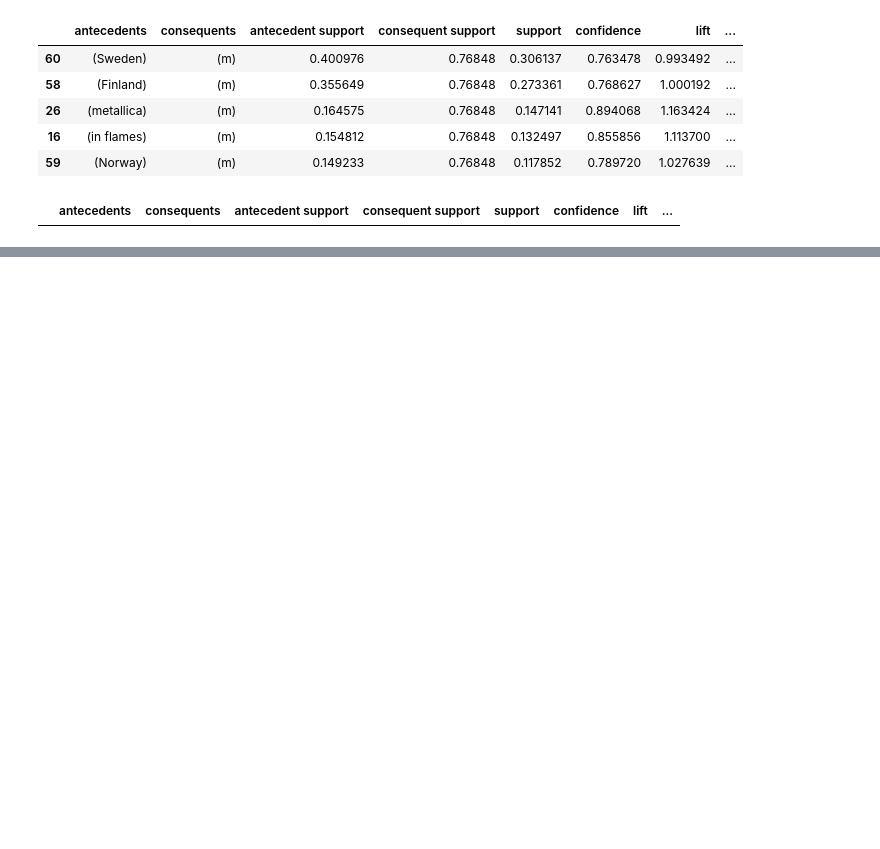
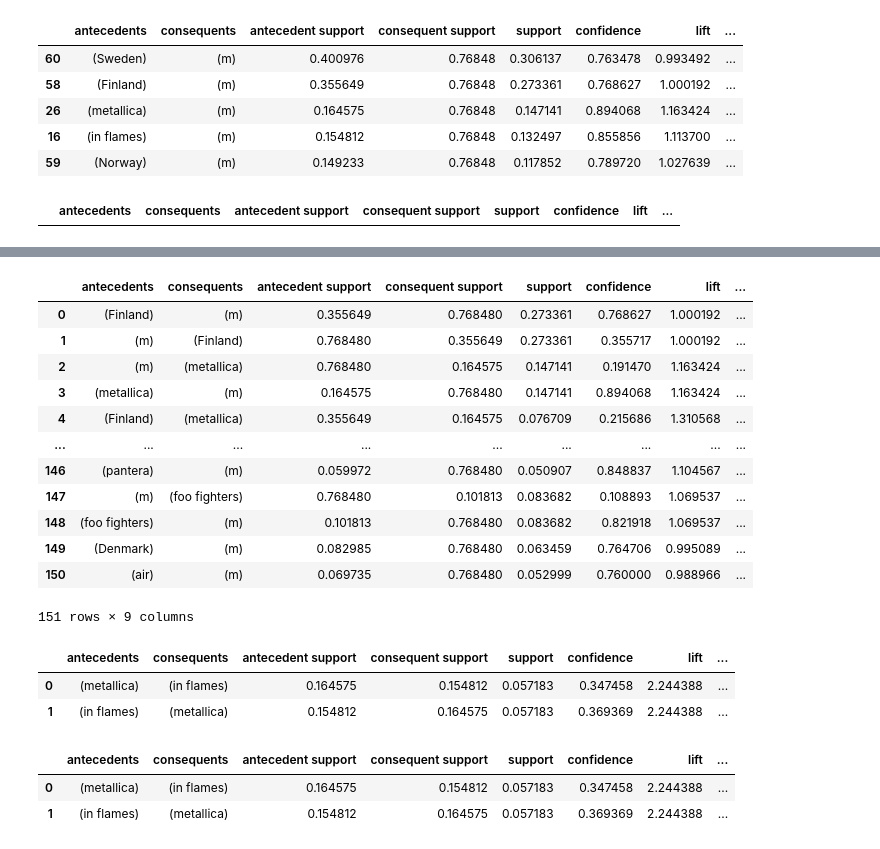
Before and after one commit to Donutellko/IAD, a Jupyter notebook: HW_2/LastFM-mining.ipynb, the cells around one changed output, grey strips where cells are left out. Cells and saved outputs as stored; diff of their text form; code cells hidden in the pictures; blank space fills up the shorter version.

Commit message:
update HW2 with fpgrowth

```diff
--- a/HW_2/LastFM-mining.ipynb
+++ b/HW_2/LastFM-mining.ipynb
@@ -205,0 +253,4 @@ artist_rules.sort_values('support', ascending=False).head()
+# %%
+fpgrowth_itemsets = fpgrowth(pivoted_all, min_support=0.05, use_colnames=True)
+
+fpgrowth_itemsets
@@ -205,0 +288,31 @@ artist_rules.sort_values('support', ascending=False).head()
+# %%
+fpgrowth_rules = association_rules(fpgrowth_itemsets, metric="confidence", min_threshold=0.1)
+fpgrowth_rules
+# %% [output]
+|  | antecedents | consequents | antecedent support | consequent support | support | confidence | lift | ... |
+| 0 | (Finland) | (m) | 0.355649 | 0.768480 | 0.273361 | 0.768627 | 1.000192 | ... |
+| 1 | (m) | (Finland) | 0.768480 | 0.355649 | 0.273361 | 0.355717 | 1.000192 | ... |
+| 2 | (m) | (metallica) | 0.768480 | 0.164575 | 0.147141 | 0.191470 | 1.163424 | ... |
+| 3 | (metallica) | (m) | 0.164575 | 0.768480 | 0.147141 | 0.894068 | 1.163424 | ... |
+| 4 | (Finland) | (metallica) | 0.355649 | 0.164575 | 0.076709 | 0.215686 | 1.310568 | ... |
+| ... | ... | ... | ... | ... | ... | ... | ... | ... |
+| 146 | (pantera) | (m) | 0.059972 | 0.768480 | 0.050907 | 0.848837 | 1.104567 | ... |
+| 147 | (m) | (foo fighters) | 0.768480 | 0.101813 | 0.083682 | 0.108893 | 1.069537 | ... |
+| 148 | (foo fighters) | (m) | 0.101813 | 0.768480 | 0.083682 | 0.821918 | 1.069537 | ... |
+| 149 | (Denmark) | (m) | 0.082985 | 0.768480 | 0.063459 | 0.764706 | 0.995089 | ... |
+| 150 | (air) | (m) | 0.069735 | 0.768480 | 0.052999 | 0.760000 | 0.988966 | ... |
+151 rows × 9 columns
+# %%
+fpgrowth_artist_rules = association_rules(fpgrowth_artist, metric="confidence", min_threshold=0.1)
+fpgrowth_artist_rules
+# %% [output]
+|  | antecedents | consequents | antecedent support | consequent support | support | confidence | lift | ... |
+| 0 | (metallica) | (in flames) | 0.164575 | 0.154812 | 0.057183 | 0.347458 | 2.244388 | ... |
+| 1 | (in flames) | (metallica) | 0.154812 | 0.164575 | 0.057183 | 0.369369 | 2.244388 | ... |
+# %%
+fpgrowth_artist_rules = association_rules(fpgrowth_artist, metric="confidence", min_threshold=0.1)
+fpgrowth_artist_rules
+# %% [output]
+|  | antecedents | consequents | antecedent support | consequent support | support | confidence | lift | ... |
+| 0 | (metallica) | (in flames) | 0.164575 | 0.154812 | 0.057183 | 0.347458 | 2.244388 | ... |
+| 1 | (in flames) | (metallica) | 0.154812 | 0.164575 | 0.057183 | 0.369369 | 2.244388 | ... |
```
Also changed, not shown: parts of 12 cells of this notebook.
